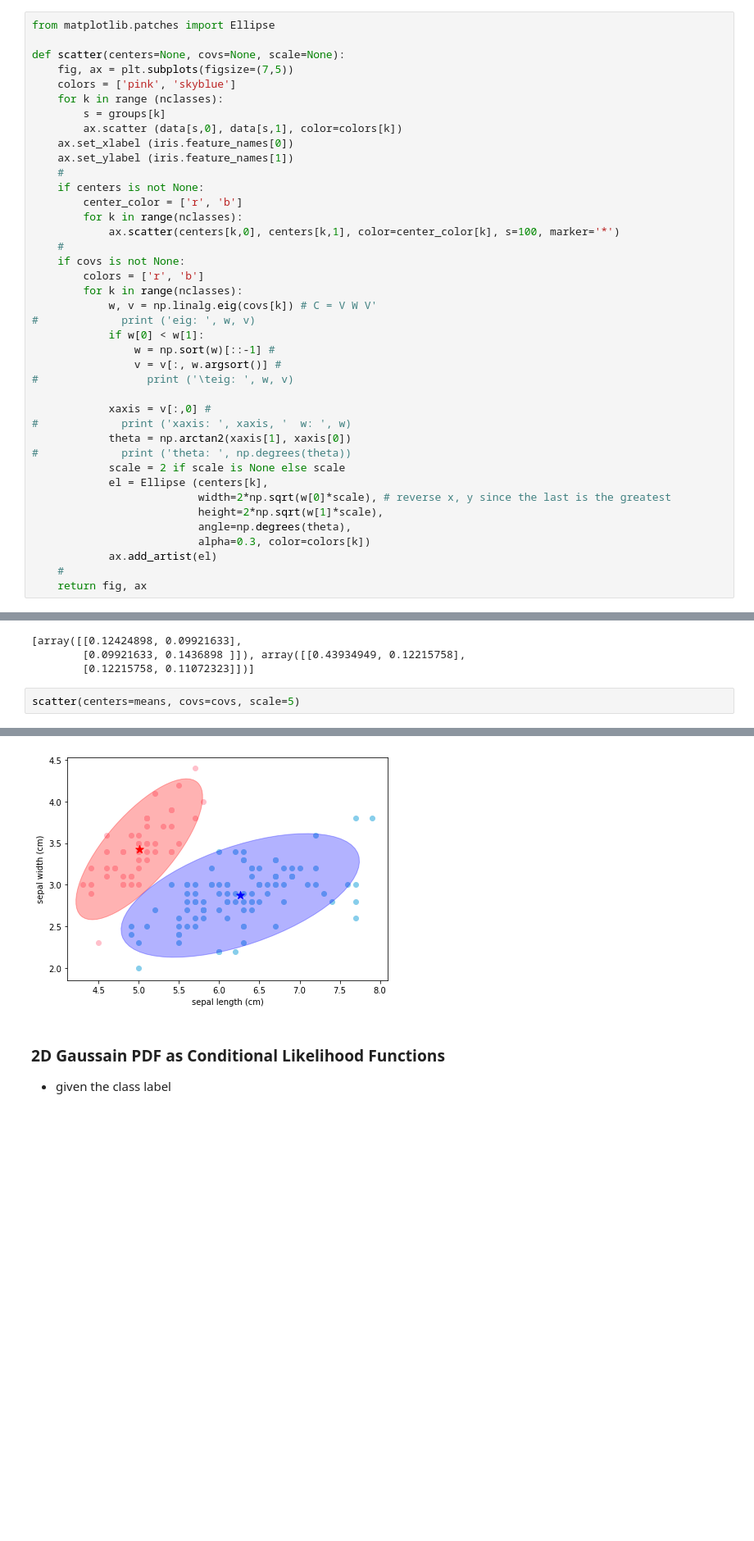
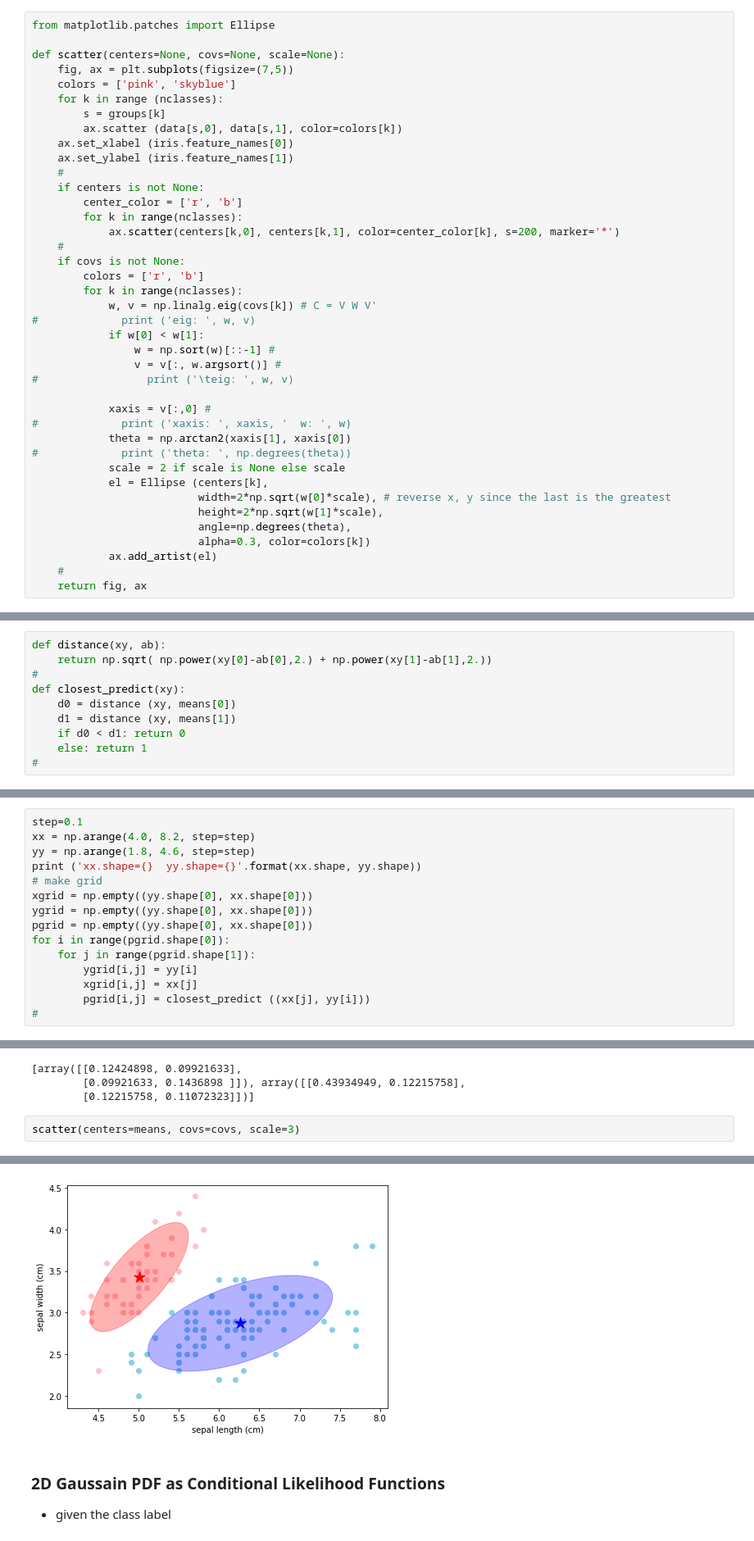
Before and after one commit to yongduek/ieml, a Jupyter notebook: notebooks/iris_classification.ipynb, the cells around one changed output, grey strips where cells are left out. Shown at 82% size. Drawn from its saved outputs; the diff is of its cells as text; blank space fills up the shorter version.

```diff
--- a/notebooks/iris_classification.ipynb
+++ b/notebooks/iris_classification.ipynb
@@ -48,7 +51,7 @@ def scatter(centers=None, covs=None, scale=None):
     if centers is not None:
         center_color = ['r', 'b']
         for k in range(nclasses):
-            ax.scatter(centers[k,0], centers[k,1], color=center_color[k], s=100, marker='*')
+            ax.scatter(centers[k,0], centers[k,1], color=center_color[k], s=200, marker='*')
     #
     if covs is not None:
         colors = ['r', 'b']
@@ -99,0 +105,10 @@ scatter(centers=means)
+# %%
+def distance(xy, ab):
+    return np.sqrt( np.power(xy[0]-ab[0],2.) + np.power(xy[1]-ab[1],2.))
+#
+def closest_predict(xy):
+    d0 = distance (xy, means[0])
+    d1 = distance (xy, means[1])
+    if d0 < d1: return 0
+    else: return 1
+#
@@ -99,0 +117,15 @@ scatter(centers=means)
+# %%
+step=0.1
+xx = np.arange(4.0, 8.2, step=step)
+yy = np.arange(1.8, 4.6, step=step)
+print ('xx.shape={}  yy.shape={}'.format(xx.shape, yy.shape))
+# make grid
+xgrid = np.empty((yy.shape[0], xx.shape[0]))
+ygrid = np.empty((yy.shape[0], xx.shape[0]))
+pgrid = np.empty((yy.shape[0], xx.shape[0]))
+for i in range(pgrid.shape[0]):
+    for j in range(pgrid.shape[1]):
+        ygrid[i,j] = yy[i]
+        xgrid[i,j] = xx[j]
+        pgrid[i,j] = closest_predict ((xx[j], yy[i]))
+#
@@ -130,11 +176,11 @@ covs_np
         [0.09921633, 0.1436898 ]]), array([[0.43934949, 0.12215758],
         [0.12215758, 0.11072323]])]
 # %%
-scatter(centers=means, covs=covs, scale=5)
+scatter(centers=means, covs=covs, scale=3)
 # %% [output]
 (<Figure size 504x360 with 1 Axes>,
  <matplotlib.axes._subplots.AxesSubplot at 0x...>)
-[figure, old version]
+[figure, new version]
 # %% [markdown]
 ### 2D Gaussain PDF as Conditional Likelihood Functions
 - given the class label
```
Also changed, not shown: parts of 10 cells of this notebook, 2 other files.
